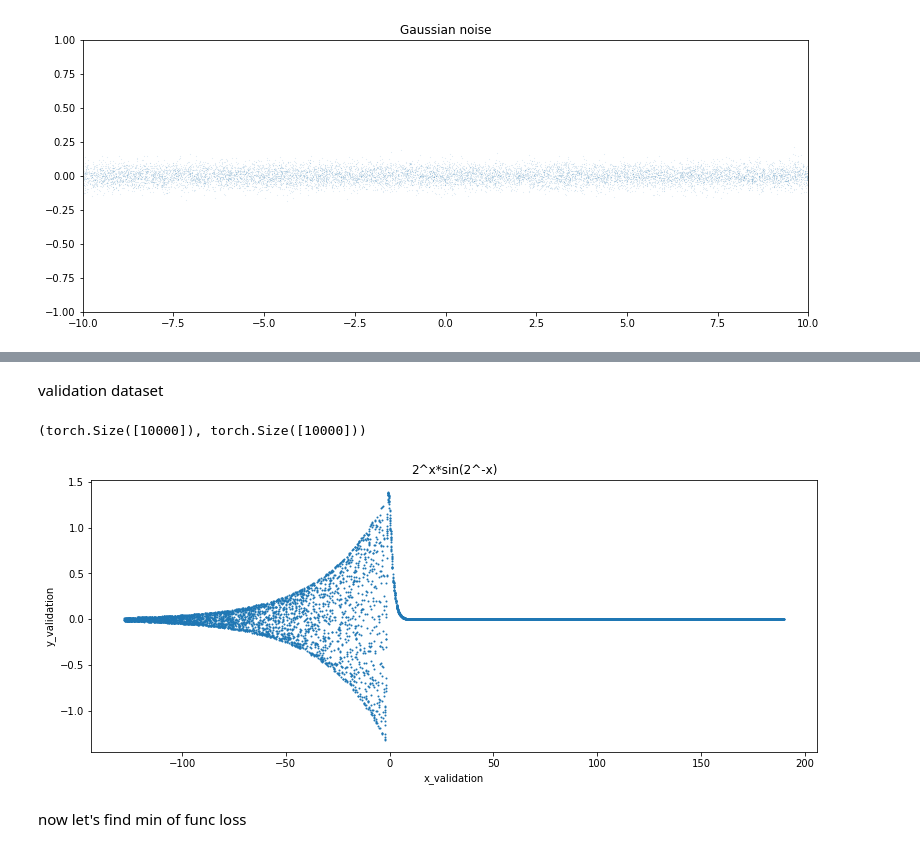
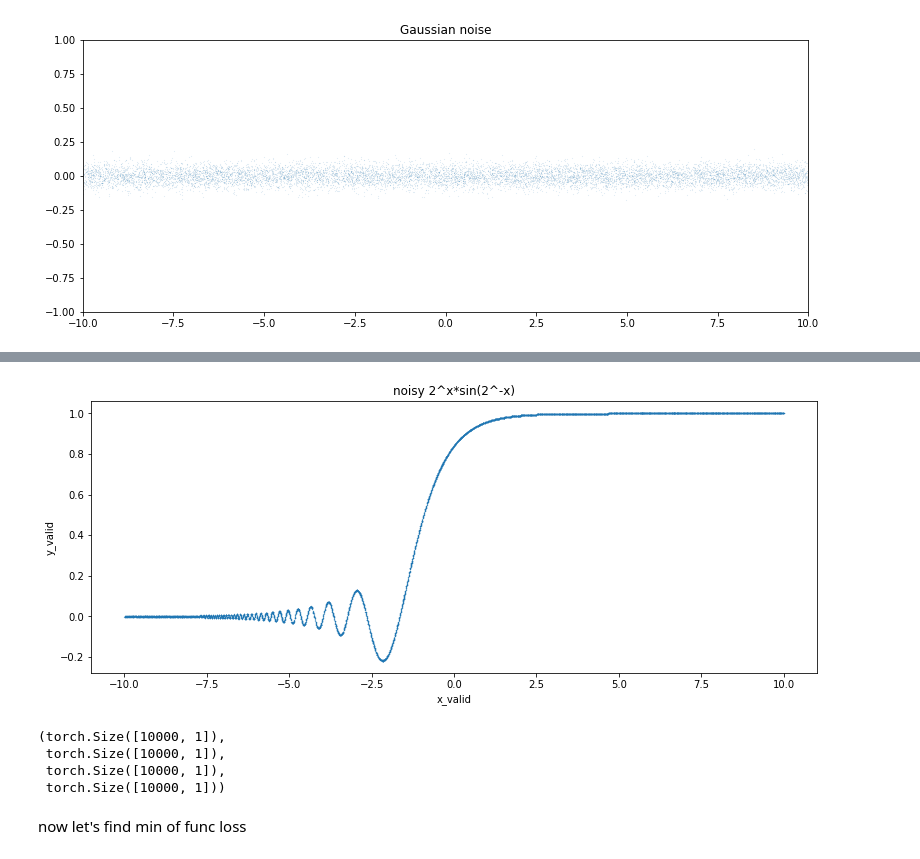
Before and after one commit to saian65/Neural-Networks, a Jupyter notebook: PyTorch_SinNet_2^x_sin(2^_x).ipynb, the cells around one changed output, grey strips where cells are left out. Drawn from its saved outputs; the diff is of its cells as text; code cells hidden in the pictures.

```diff
--- a/PyTorch_SinNet_2^x_sin(2^_x).ipynb
+++ b/PyTorch_SinNet_2^x_sin(2^_x).ipynb
@@ -52,6 +65,19 @@ x_train.shape,y_train.shape
+# %%
+#конечная валидационная выборка
+plt.plot(X_valid.numpy(), y_valid.numpy(), ".", ms=0.5)
+plt.title('noisy 2^x*sin(2^-x)')
+plt.xlabel('x_valid')
+plt.ylabel('y_valid');
+# %% [output]
+[figure, added]
 # %%
-#x_train.unsqueeze_(1)
-#y_train.unsqueeze_(1);
-#x_train.shape,y_train.shape
+X_train.unsqueeze_(1)
+y_train.unsqueeze_(1);
+X_valid.unsqueeze_(1)
+y_valid.unsqueeze_(1);
+X_train.shape, X_valid.shape, y_valid.shape, y_valid.shape
+# %% [output]
+(torch.Size([10000, 1]),
+ torch.Size([10000, 1]),
+ torch.Size([10000, 1]),
+ torch.Size([10000, 1]))
-# %% [markdown]
-validation dataset
@@ -63,11 +83,0 @@ y_validation = target_func(x_validation)
-# %%
-x_validation.shape,y_validation.shape
-# %% [output]
-(torch.Size([10000]), torch.Size([10000]))
-# %%
-plt.plot(x_validation.numpy(), y_validation.numpy(), '.',ms=2)
-plt.title('2^x*sin(2^-x)')
-plt.xlabel('x_validation')
-plt.ylabel('y_validation');
-# %% [output]
-[figure, removed]
```
Also changed, not shown: parts of 16 cells of this notebook.
